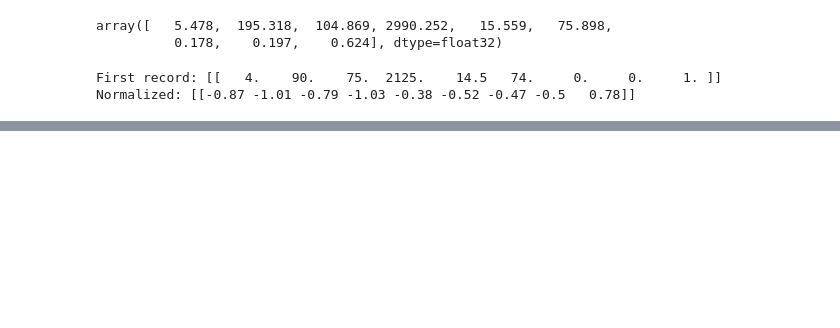
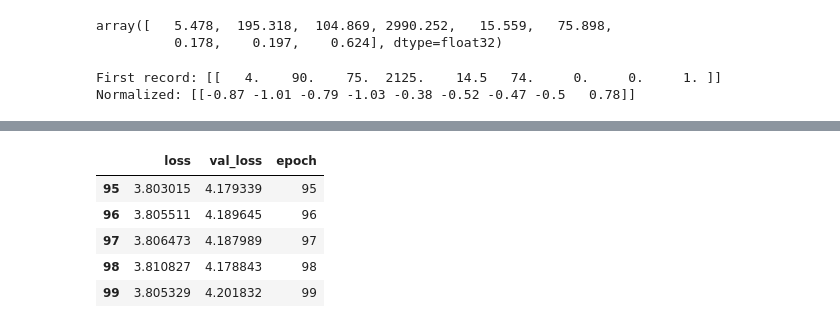
Before and after one commit to damiansp/neuralNet, a Jupyter notebook: python/tensorflow/docs/tutorial/beginner/03_basic_regression.py.ipynb, the cells around one changed output, grey strips where cells are left out. Saved outputs shown, nothing was run; the diff lists cells and outputs as text; code cells hidden in the pictures; blank space fills up the shorter version.

```diff
--- a/python/tensorflow/docs/tutorial/beginner/03_basic_regression.py.ipynb
+++ b/python/tensorflow/docs/tutorial/beginner/03_basic_regression.py.ipynb
@@ -118,0 +125,7 @@ Normalized: [[-0.87 -1.01 -0.79 -1.03 -0.38 -0.52 -0.47 -0.5   0.78]]
+# %%
+hp = np.array(train_features.horsepower)
+hp_nmz = preprocessing.Normalization(input_shape=[1,])
+hp_nmz.adapt(hp)
+# %%
+hp_mod = Sequential([hp_nmz, Dense(units=1)])
+hp_mod.summary()
@@ -118,0 +175,11 @@ Normalized: [[-0.87 -1.01 -0.79 -1.03 -0.38 -0.52 -0.47 -0.5   0.78]]
+# %%
+hist = pd.DataFrame(history.history)
+hist['epoch'] = history.epoch
+hist.tail()
+# %% [output]
+|  | loss | val_loss | epoch |
+| 95 | 3.803015 | 4.179339 | 95 |
+| 96 | 3.805511 | 4.189645 | 96 |
+| 97 | 3.806473 | 4.187989 | 97 |
+| 98 | 3.810827 | 4.178843 | 98 |
+| 99 | 3.805329 | 4.201832 | 99 |
```
Also changed, not shown: parts of 13 cells of this notebook.
